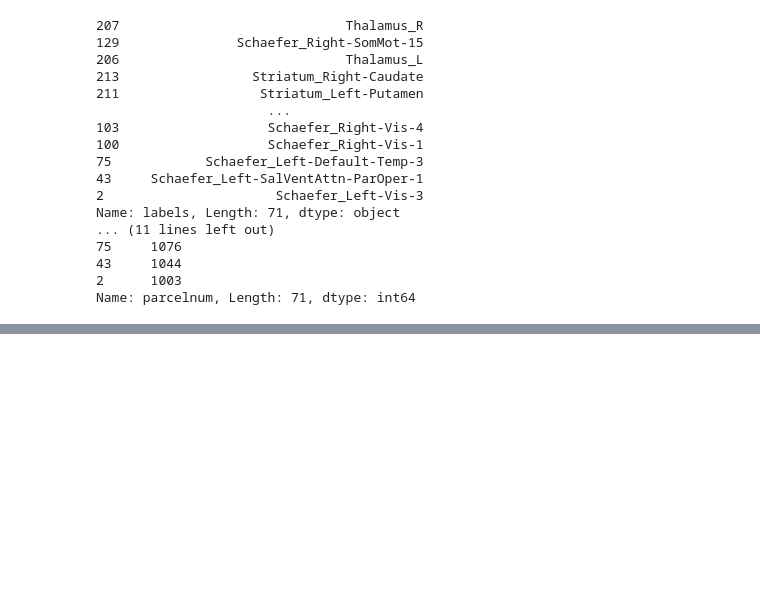
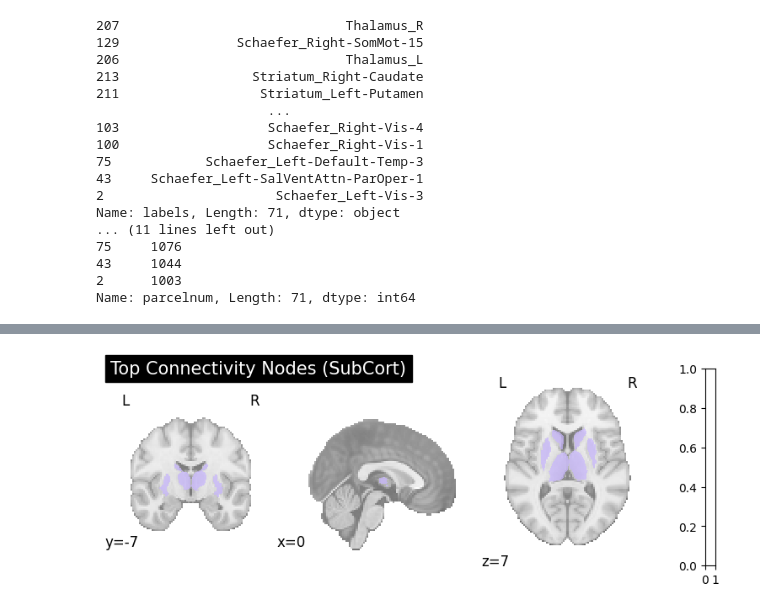
Before and after one commit to embodied-computation-group/body_wandering_CCA, a Jupyter notebook: scripts/CCA/CCA_Brain_Figures_abend.ipynb, the cells around one changed output, grey strips where cells are left out. Saved outputs shown, nothing was run; the diff lists cells and outputs as text; code cells hidden in the pictures; blank space fills up the shorter version.

```diff
--- a/scripts/CCA/CCA_Brain_Figures_abend.ipynb
+++ b/scripts/CCA/CCA_Brain_Figures_abend.ipynb
@@ -343,3 +343,38 @@ plt.savefig(f'{savepath}Brainloadings_thresh{np.round(threshold,3)}_sumthresh{np
+# %%
+import nibabel as nib
+import numpy as np
+from nilearn import plotting
+from matplotlib.colors import ListedColormap
+
+# Get the selected parcel numbers
+selected_parcels = labels_coords.loc[sum_of_connections > n_connections, 'parcelnum'].tolist() # numbers of parcels
+
+labels_coords_selected = labels_coords[labels_coords['parcelnum'].isin(selected_parcels)][['parcelnum', 'yeo-7']]
+
+# Separate by values in the column 'yeo-7'
+groups = dict(tuple(labels_coords_selected.groupby('yeo-7')))
+
+# Create a binary mask for the selected parcels
+parcel_data = atlas_img.get_fdata()
+parcel_mask = np.zeros_like(parcel_data, dtype=float) # all zero
+
+SelectedNetwork_parcelnums = groups['Subcortical']['parcelnum'].tolist()
+
+for parcel_num in SelectedNetwork_parcelnums:
+    parcel_mask[parcel_data == parcel_num] = 1
+
+# Create a custom colormap
+custom_cmap = ListedColormap(["#c8b6ff"])
+
+nifti_image = nib.Nifti1Image(parcel_mask.astype(int), atlas_img.affine)
+
+# Plot using the custom colormap
+plotting.plot_roi(nifti_image, cmap=custom_cmap, colorbar=True, title='Top Connectivity Nodes (SubCort)', draw_cross=False)
+#plotting.show()
+
+plt.savefig(f'{savepath}Brainloadings_thresh{np.round(threshold,3)}_SubCortNetwork.png')
+# %% [output]
+[figure, added]
 # %%
 import pandas as pd
 import scipy.io
```
Also changed, not shown: parts of 4 cells of this notebook, 19 other files.
